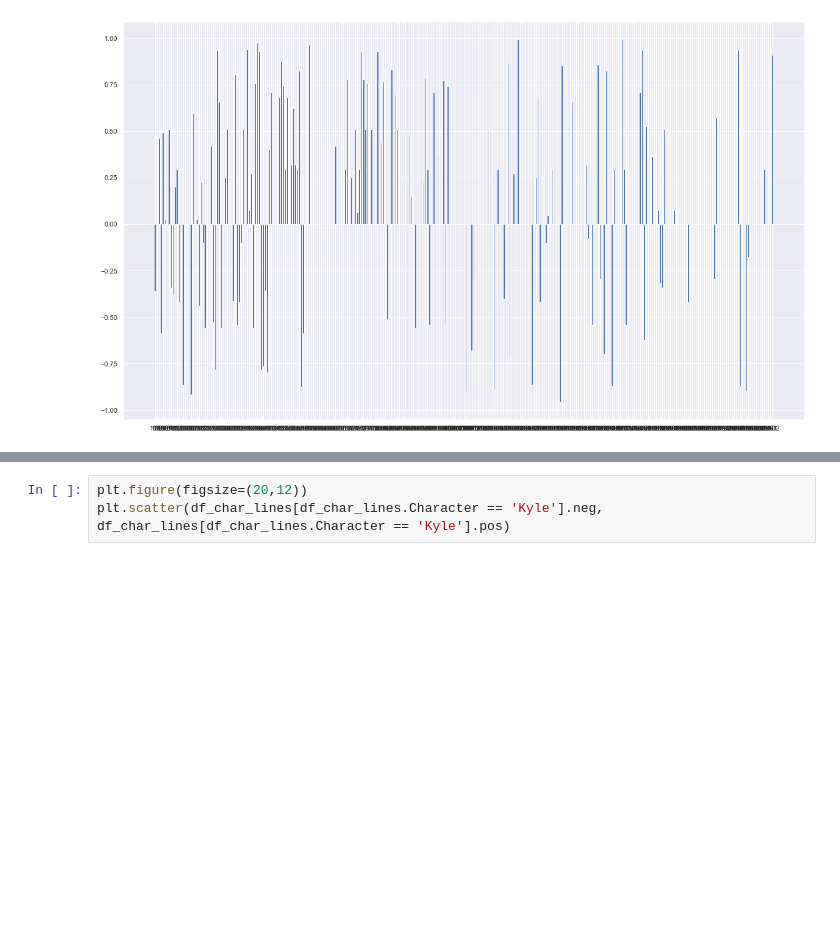
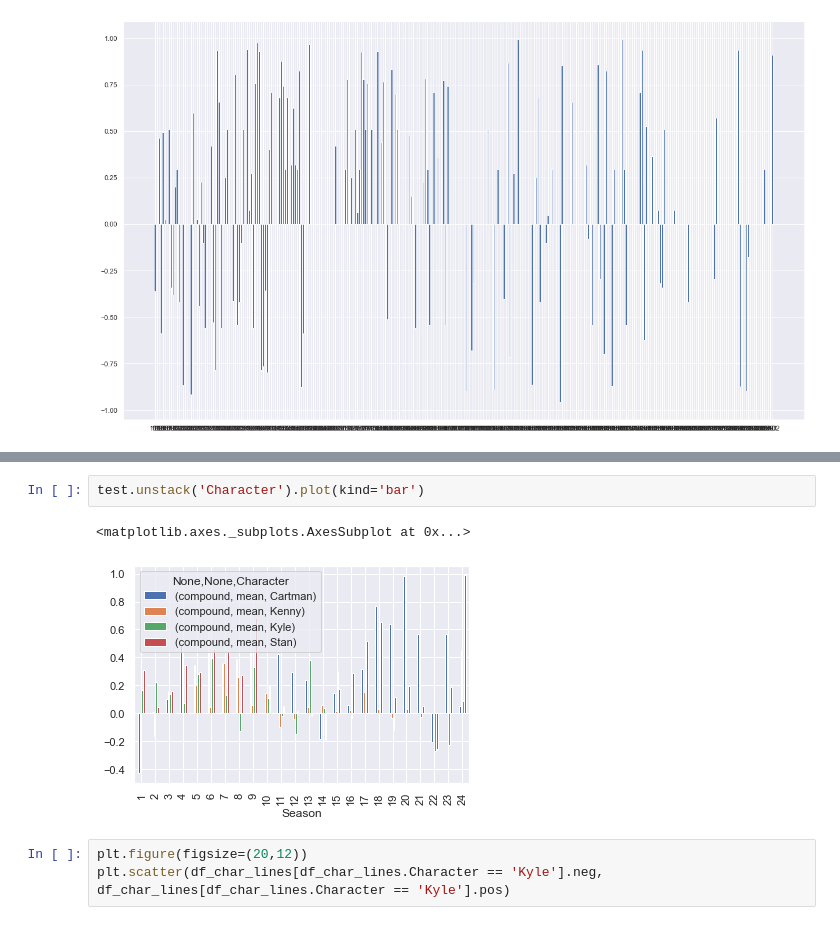
Before and after one commit to marcuskbrandt/socialgraphs, a Jupyter notebook: Episodes_sentimen_analysis.ipynb, the cells around one changed output, grey strips where cells are left out. Saved outputs shown, nothing was run; the diff lists cells and outputs as text; blank space fills up the shorter version.

```diff
--- a/Episodes_sentimen_analysis.ipynb
+++ b/Episodes_sentimen_analysis.ipynb
@@ -289,3 +319,8 @@ plt.bar(df_char_lines[df_char_lines.Character == 'Kenny'].Episode, df_char_lines
+# %%
+test.unstack('Character').plot(kind='bar')
+# %% [output]
+<matplotlib.axes._subplots.AxesSubplot at 0x...>
+[figure, added]
 # %%
 plt.figure(figsize=(20,12))
 plt.scatter(df_char_lines[df_char_lines.Character == 'Kyle'].neg, df_char_lines[df_char_lines.Character == 'Kyle'].pos)
```
Also changed, not shown: parts of 9 cells of this notebook.
